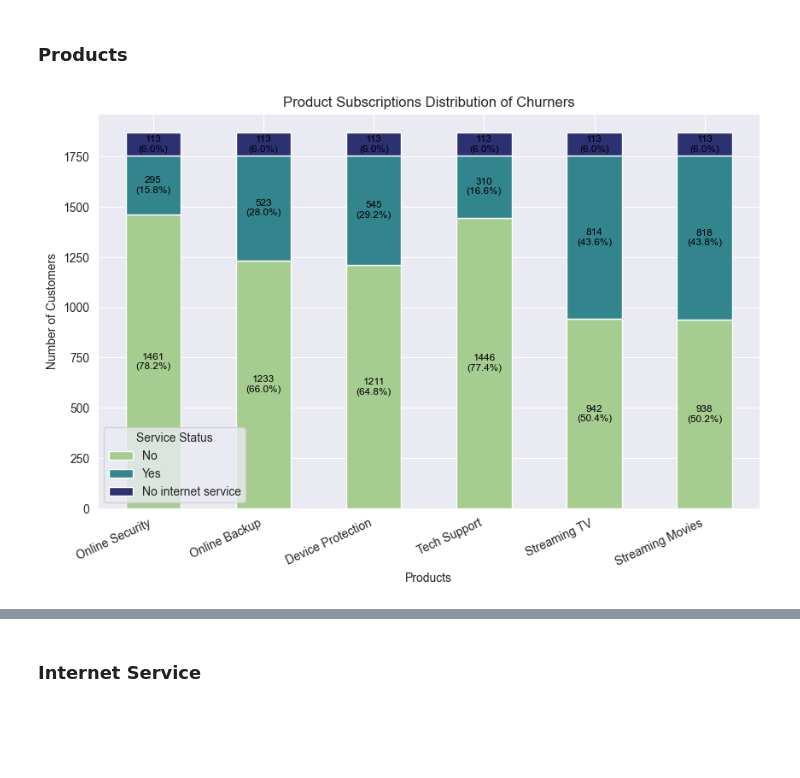
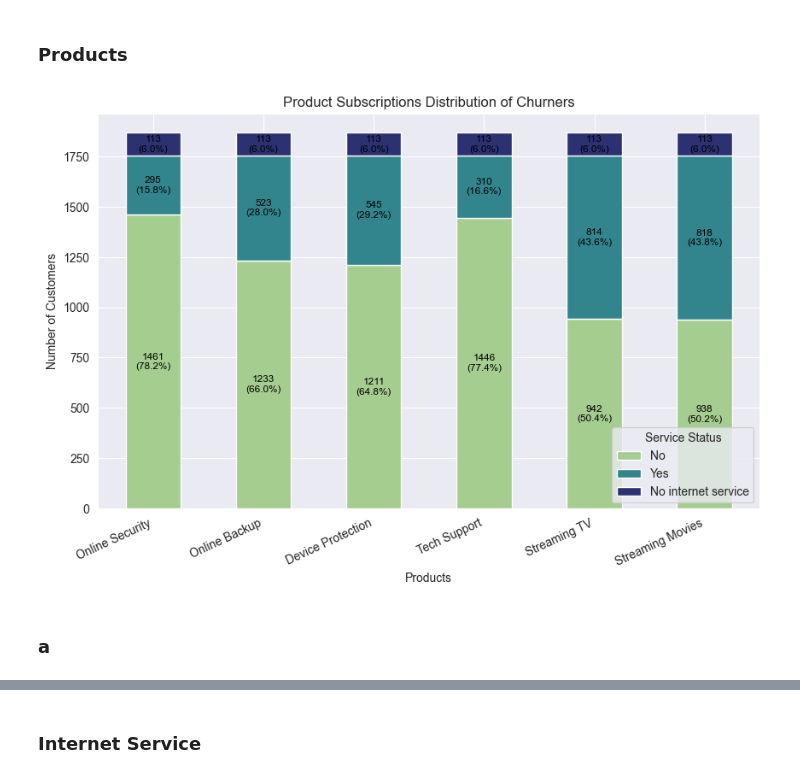
Before and after one commit to IsabelleRaj/Swan-Consulting, a Jupyter notebook: Customer_Guardians_Swan_Project.ipynb, the cells around one changed output, grey strips where cells are left out. Saved outputs shown, nothing was run; the diff lists cells and outputs as text; code cells hidden in the pictures; blank space fills up the shorter version.

```diff
--- a/Customer_Guardians_Swan_Project.ipynb
+++ b/Customer_Guardians_Swan_Project.ipynb
@@ -500,32 +537,34 @@ def perc_calc(row):
 # Apply the function row-wise
 df_transposed = df_transposed.apply(perc_calc, axis=1)
 
 # Convert datatype
 df_transposed[['No', 'Yes', 'No internet service']] = df_transposed[['No', 'Yes', 'No internet service']].astype(int)
 
 # Create the stacked bar plot
 ax = df_transposed[['No', 'Yes', 'No internet service']].plot(kind='bar', stacked=True, figsize=(10, 6), colormap= 'crest')
 
 # Customise the plot
 plt.xlabel('Products')
 plt.ylabel('Number of Customers')
 plt.title('Product Subscriptions Distribution of Churners')
-plt.legend(title='Service Status')
+plt.legend(title='Service Status', loc= "lower right")
 
 # Adjust the x-axis labels
 plt.xticks(rotation= 25,
            horizontalalignment = 'right',
            fontweight = 'light',
            fontsize = 'medium')
 
 # Add annotations/labels for each bar
 for col, container in zip(['No', 'Yes', 'No internet service'], ax.containers): # Loop through the containers (each product bar) and relevant columns
     # Create a label combining the count and percentage for each column
     labels = [f"""{count}\n({perc}%)""" for count, perc in zip(df_transposed[col], df_transposed[f"Perc_{col}"])]
     # Plot the label for each container i.e., each product/bar
     ax.bar_label(container, labels=labels, label_type='center', fontsize=8.5, color='black')
 
 # Show the plot
 plt.show()
 # %% [output]
-[figure, old version]
+[figure, new version]
+# %% [markdown]
+### a
```
Also changed, not shown: parts of 16 cells of this notebook.
